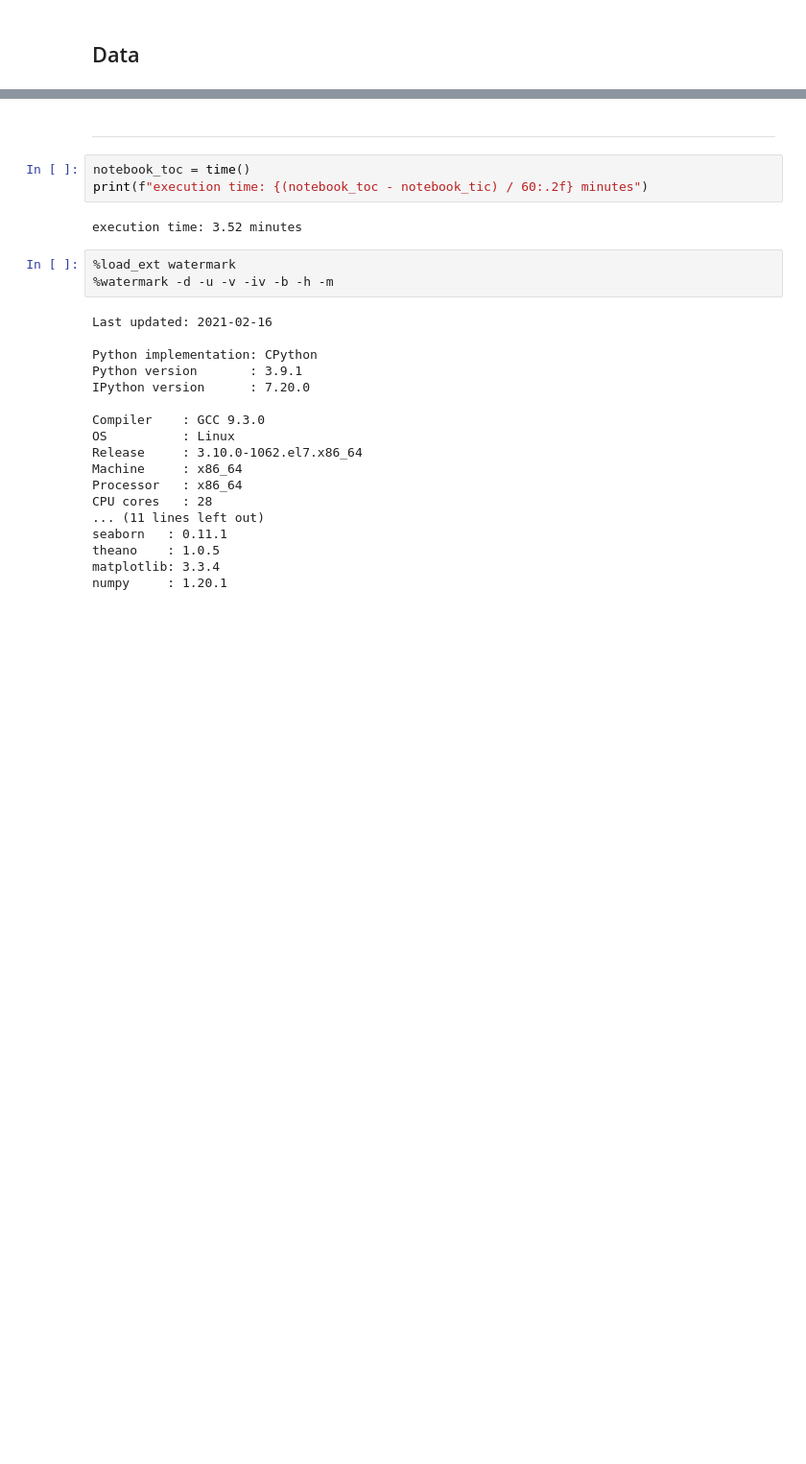
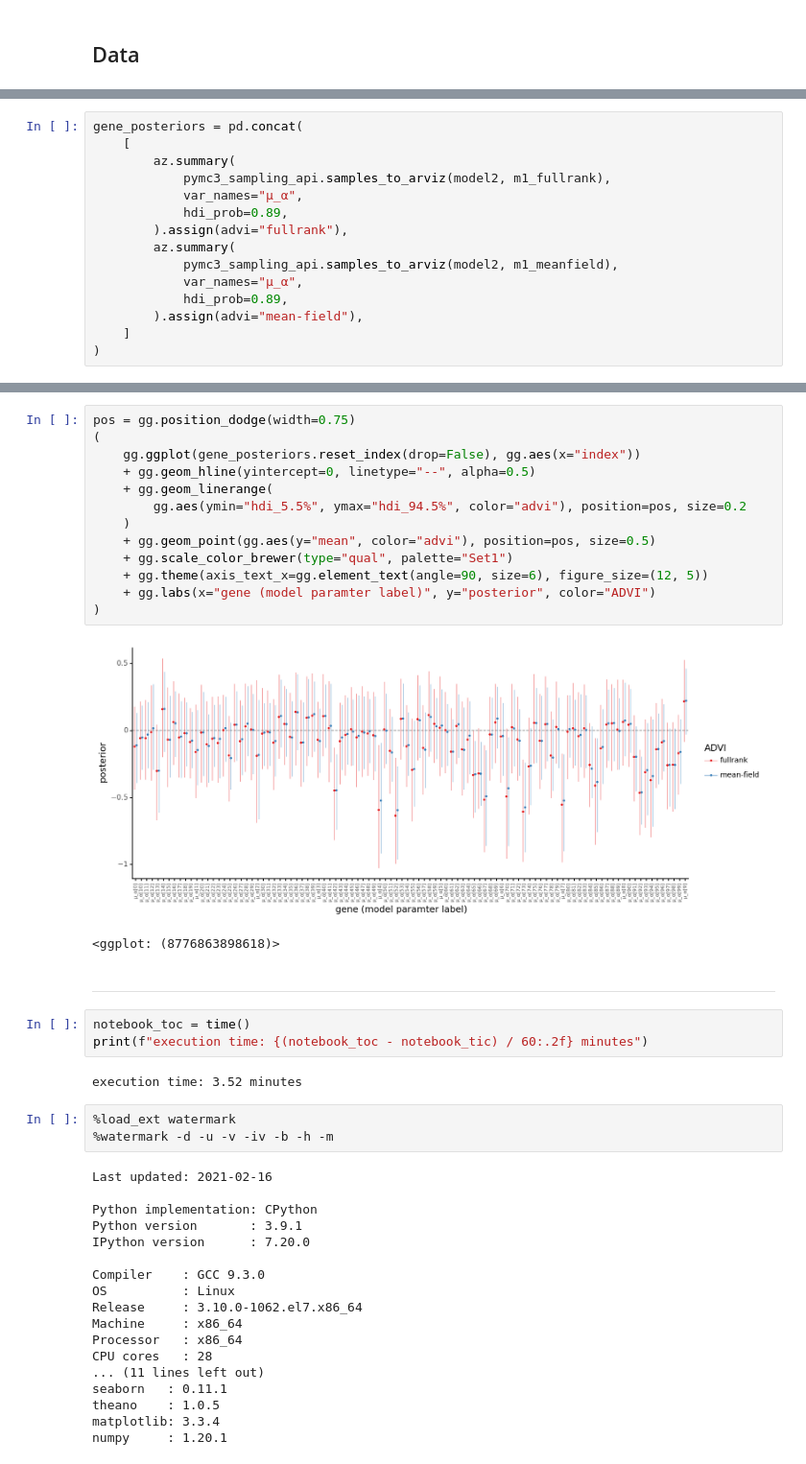
Before and after one commit to Kevin-Haigis-Lab/speclet, a Jupyter notebook: analysis/015_010_model-design.ipynb, the cells around one changed output, grey strips where cells are left out. Shown: that part at 96% size. Saved outputs shown, nothing was run; the diff lists cells and outputs as text; blank space fills up the shorter version.

```diff
--- a/analysis/015_010_model-design.ipynb
+++ b/analysis/015_010_model-design.ipynb
@@ -149,0 +170,15 @@ Sampling 4 chains for 1_000 tune and 1_000 draw iterations (4_000 + 4_000 draws
+# %%
+gene_posteriors = pd.concat(
+    [
+        az.summary(
+            pymc3_sampling_api.samples_to_arviz(model2, m1_fullrank),
+            var_names="μ_α",
+            hdi_prob=0.89,
+        ).assign(advi="fullrank"),
+        az.summary(
+            pymc3_sampling_api.samples_to_arviz(model2, m1_meanfield),
+            var_names="μ_α",
+            hdi_prob=0.89,
+        ).assign(advi="mean-field"),
+    ]
+)
@@ -150,3 +188,19 @@ Sampling 4 chains for 1_000 tune and 1_000 draw iterations (4_000 + 4_000 draws
+# %%
+pos = gg.position_dodge(width=0.75)
+(
+    gg.ggplot(gene_posteriors.reset_index(drop=False), gg.aes(x="index"))
+    + gg.geom_hline(yintercept=0, linetype="--", alpha=0.5)
+    + gg.geom_linerange(
+        gg.aes(ymin="hdi_5.5%", ymax="hdi_94.5%", color="advi"), position=pos, size=0.2
+    )
+    + gg.geom_point(gg.aes(y="mean", color="advi"), position=pos, size=0.5)
+    + gg.scale_color_brewer(type="qual", palette="Set1")
+    + gg.theme(axis_text_x=gg.element_text(angle=90, size=6), figure_size=(12, 5))
+    + gg.labs(x="gene (model paramter label)", y="posterior", color="ADVI")
+)
+# %% [output]
+[figure, added]
+<ggplot: (8776863898618)>
 # %% [markdown]
 ---
 # %%
```
Also changed, not shown: parts of 22 cells of this notebook, 6 other files.
